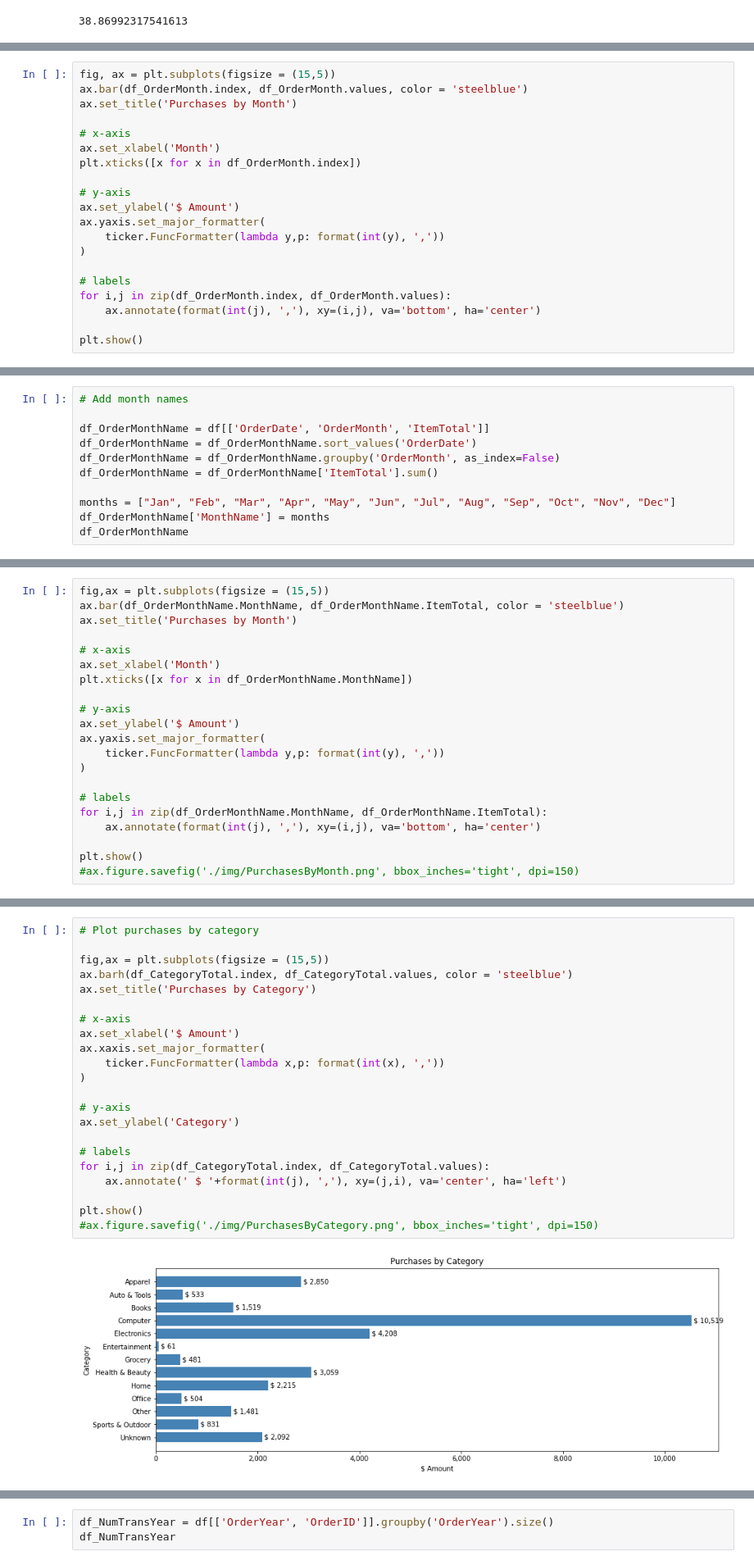
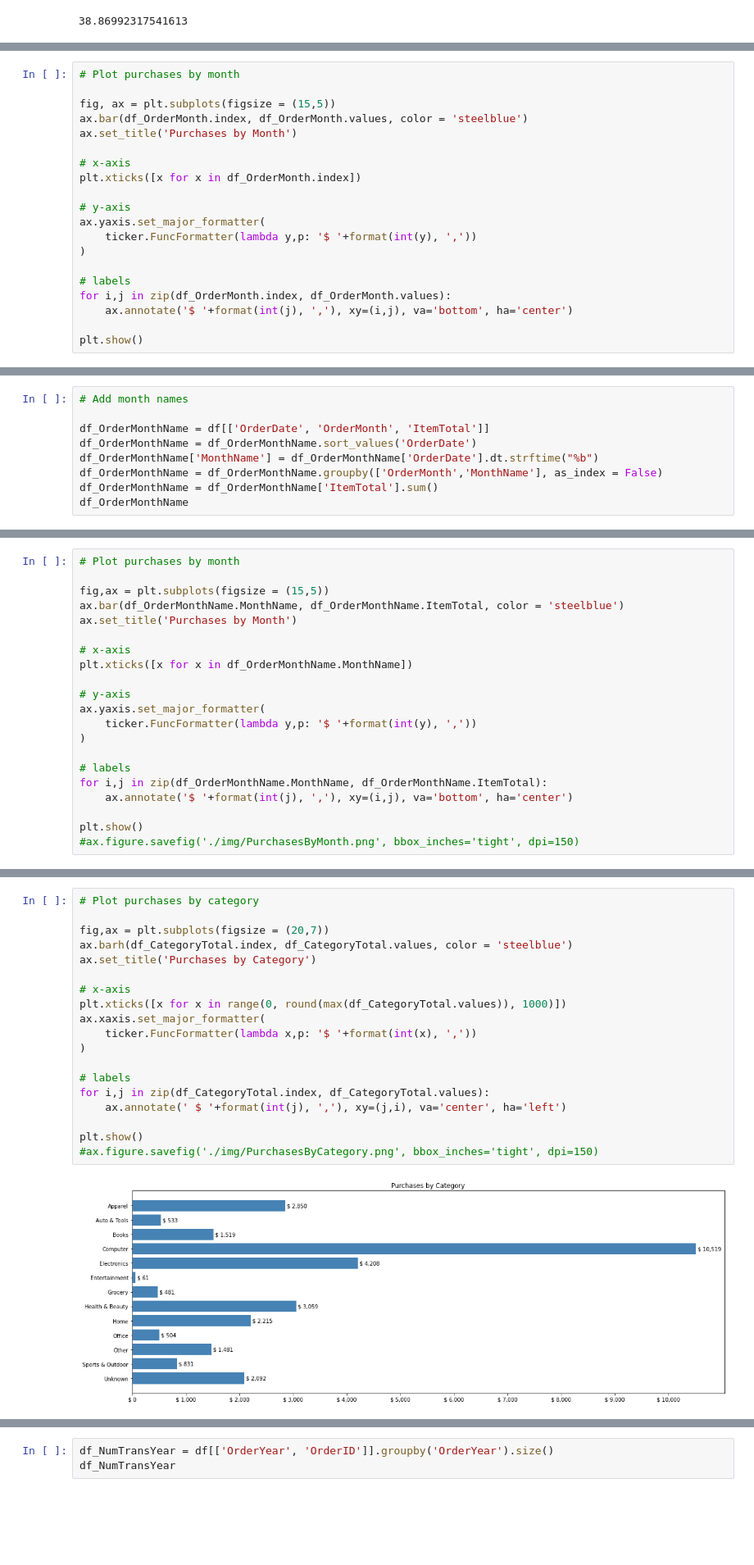
Before and after one commit to AmitSamra/AmazonOrderHistoryAirflow, a Jupyter notebook: AmazonOrderHistoryAirflow_output.ipynb, the cells around one changed output, grey strips where cells are left out. Shown at 82% size. Drawn from its saved outputs; the diff is of its cells as text; blank space fills up the shorter version.

```diff
--- a/AmazonOrderHistoryAirflow_output.ipynb
+++ b/AmazonOrderHistoryAirflow_output.ipynb
@@ -237,23 +243,23 @@ plt.show()
 # %% [output]
 [figure]
 # %%
+# Plot purchases by month
+
 fig, ax = plt.subplots(figsize = (15,5))
 ax.bar(df_OrderMonth.index, df_OrderMonth.values, color = 'steelblue')
 ax.set_title('Purchases by Month')
 
 # x-axis
-ax.set_xlabel('Month')
 plt.xticks([x for x in df_OrderMonth.index])
 
 # y-axis
-ax.set_ylabel('$ Amount')
 ax.yaxis.set_major_formatter(
-    ticker.FuncFormatter(lambda y,p: format(int(y), ','))
+    ticker.FuncFormatter(lambda y,p: '$ '+format(int(y), ','))
 )
 
 # labels
 for i,j in zip(df_OrderMonth.index, df_OrderMonth.values):
-    ax.annotate(format(int(j), ','), xy=(i,j), va='bottom', ha='center')
+    ax.annotate('$ '+format(int(j), ','), xy=(i,j), va='bottom', ha='center')
 
 plt.show()
 # %% [output]
@@ -263,10 +269,8 @@ plt.show()
 
 df_OrderMonthName = df[['OrderDate', 'OrderMonth', 'ItemTotal']]
 df_OrderMonthName = df_OrderMonthName.sort_values('OrderDate')
-df_OrderMonthName = df_OrderMonthName.groupby('OrderMonth', as_index=False)
+df_OrderMonthName['MonthName'] = df_OrderMonthName['OrderDate'].dt.strftime("%b")
+df_OrderMonthName = df_OrderMonthName.groupby(['OrderMonth','MonthName'], as_index = False)
 df_OrderMonthName = df_OrderMonthName['ItemTotal'].sum()
-
-months = ["Jan", "Feb", "Mar", "Apr", "May", "Jun", "Jul", "Aug", "Sep", "Oct", "Nov", "Dec"]
-df_OrderMonthName['MonthName'] = months
 df_OrderMonthName
 # %% [output]
@@ -286,21 +290,21 @@ df_OrderMonthName
 # %%
+# Plot purchases by month
+
 fig,ax = plt.subplots(figsize = (15,5))
 ax.bar(df_OrderMonthName.MonthName, df_OrderMonthName.ItemTotal, color = 'steelblue')
 ax.set_title('Purchases by Month')
 
 # x-axis
-ax.set_xlabel('Month')
 plt.xticks([x for x in df_OrderMonthName.MonthName])
 
 # y-axis
-ax.set_ylabel('$ Amount')
 ax.yaxis.set_major_formatter(
-    ticker.FuncFormatter(lambda y,p: format(int(y), ','))
+    ticker.FuncFormatter(lambda y,p: '$ '+format(int(y), ','))
 )
 
 # labels
 for i,j in zip(df_OrderMonthName.MonthName, df_OrderMonthName.ItemTotal):
-    ax.annotate(format(int(j), ','), xy=(i,j), va='bottom', ha='center')
+    ax.annotate('$ '+format(int(j), ','), xy=(i,j), va='bottom', ha='center')
 
 plt.show()
 #ax.figure.savefig('./img/PurchasesByMonth.png', bbox_inches='tight', dpi=150)
@@ -444,27 +454,24 @@ Name: ItemTotal, dtype: float64
 # %%
 # Plot purchases by category
 
-fig,ax = plt.subplots(figsize = (15,5))
+fig,ax = plt.subplots(figsize = (20,7))
 ax.barh(df_CategoryTotal.index, df_CategoryTotal.values, color = 'steelblue')
 ax.set_title('Purchases by Category')
 
 # x-axis
-ax.set_xlabel('$ Amount')
+plt.xticks([x for x in range(0, round(max(df_CategoryTotal.values)), 1000)])
 ax.xaxis.set_major_formatter(
-    ticker.FuncFormatter(lambda x,p: format(int(x), ','))
+    ticker.FuncFormatter(lambda x,p: '$ '+format(int(x), ','))
 )
-
-# y-axis
-ax.set_ylabel('Category')
 
 # labels
 for i,j in zip(df_CategoryTotal.index, df_CategoryTotal.values):
     ax.annotate(' $ '+format(int(j), ','), xy=(j,i), va='center', ha='left')
 
 plt.show()
 #ax.figure.savefig('./img/PurchasesByCategory.png', bbox_inches='tight', dpi=150)
 # %% [output]
-[figure, old version]
+[figure, new version]
 # %%
 # Purchases by category share
 
```
Also changed, not shown: parts of 20 cells of this notebook.
